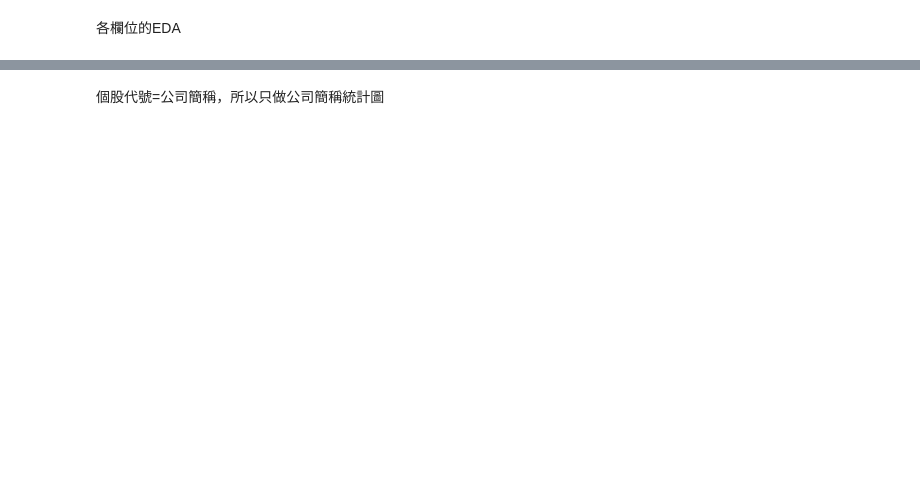
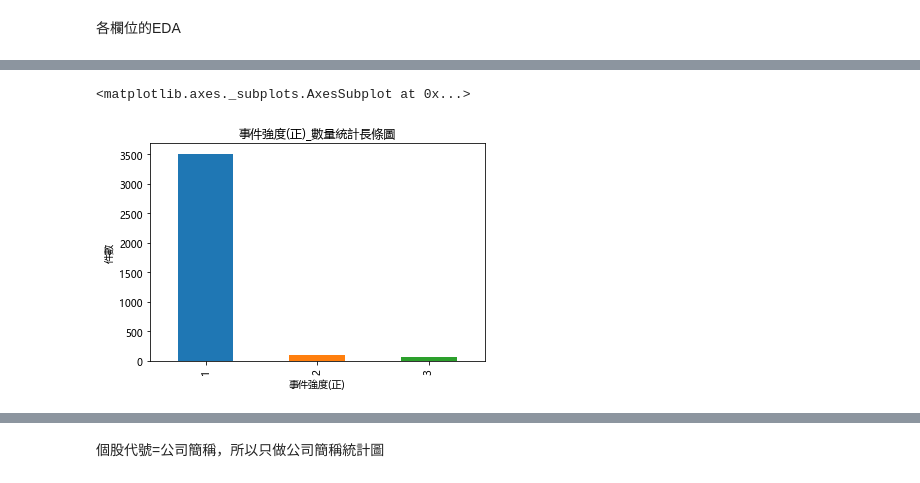
Before and after one commit to p314008dsa/Text-mining, a Jupyter notebook: Data/金融科技實作(EDA).ipynb, the cells around one changed output, grey strips where cells are left out. Saved outputs shown, nothing was run; the diff lists cells and outputs as text; code cells hidden in the pictures; blank space fills up the shorter version.

```diff
--- a/Data/金融科技實作(EDA).ipynb
+++ b/Data/金融科技實作(EDA).ipynb
@@ -203,0 +255,8 @@ df.iloc[:,2].value_counts().plot.bar()
+# %%
+plt.title("事件強度(正)_數量統計長條圖")
+plt.xlabel("事件強度(正)")
+plt.ylabel("件數")
+positive.iloc[:,6].value_counts().plot.bar()
+# %% [output]
+<matplotlib.axes._subplots.AxesSubplot at 0x...>
+[figure, added]
```
Also changed, not shown: parts of 53 cells of this notebook.
